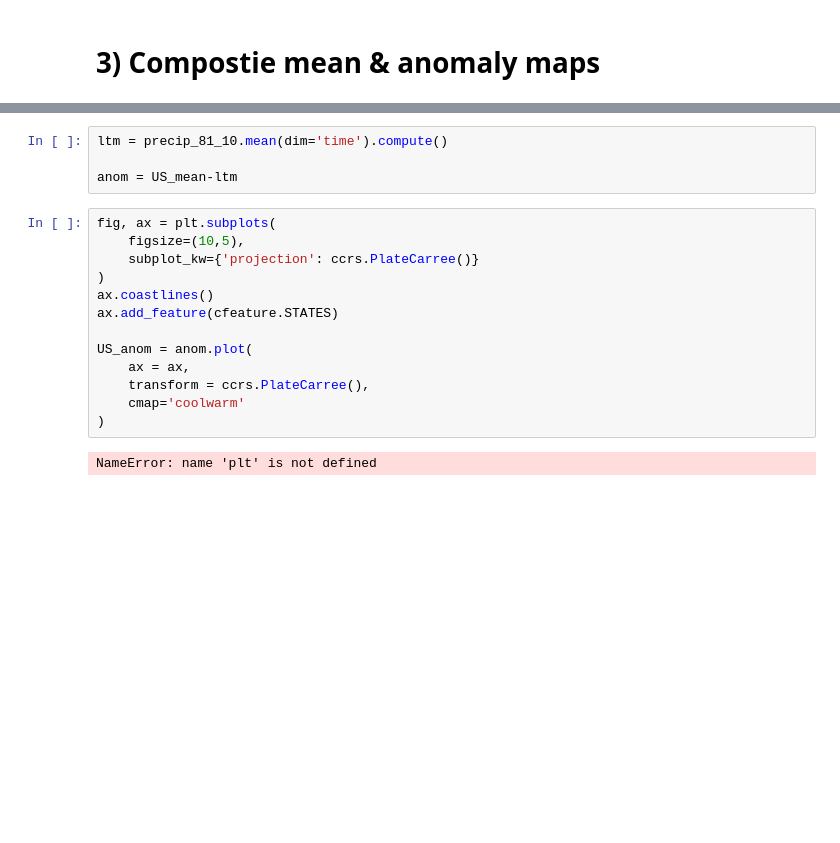
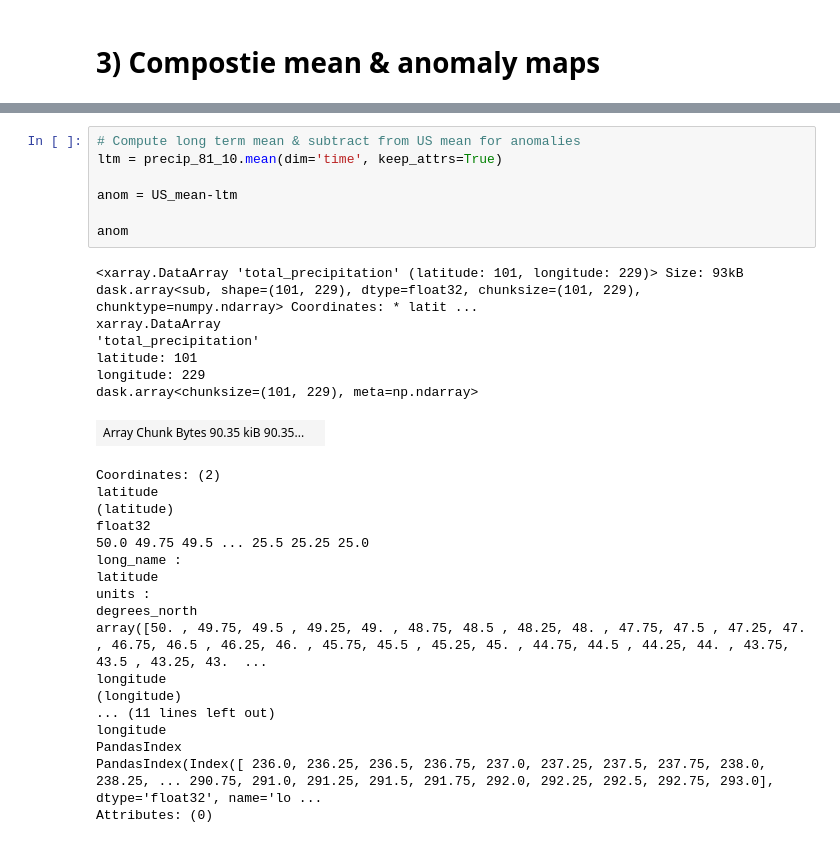
Before and after one commit to alyhall09/ATMS-523-Module-2, a Jupyter notebook: Module2HW_part2.ipynb, the cells around one changed output, grey strips where cells are left out. Drawn from its saved outputs; the diff is of its cells as text; blank space fills up the shorter version.

```diff
--- a/Module2HW_part2.ipynb
+++ b/Module2HW_part2.ipynb
@@ -223,19 +290,32 @@ Attributes:
 # %%
-ltm = precip_81_10.mean(dim='time').compute()
+# Compute long term mean & subtract from US mean for anomalies
+ltm = precip_81_10.mean(dim='time', keep_attrs=True)
 
 anom = US_mean-ltm
+
+anom
+# %% [output]
+<xarray.DataArray 'total_precipitation' (latitude: 101, longitude: 229)> Size: 93kB dask.array<sub, shape=(101, 229), dtype=float32, chunksize=(101, 229), chunktype=numpy.ndarray> Coordinates: * latit ...
+xarray.DataArray
+'total_precipitation'
+latitude: 101
+longitude: 229
+dask.array<chunksize=(101, 229), meta=np.ndarray>
+| Array Chunk Bytes 90.35 kiB 90.35... |  |
+Coordinates: (2)
+latitude
+(latitude)
+float32
+50.0 49.75 49.5 ... 25.5 25.25 25.0
+long_name :
+latitude
+units :
+degrees_north
+array([50. , 49.75, 49.5 , 49.25, 49. , 48.75, 48.5 , 48.25, 48. , 47.75, 47.5 , 47.25, 47. , 46.75, 46.5 , 46.25, 46. , 45.75, 45.5 , 45.25, 45. , 44.75, 44.5 , 44.25, 44. , 43.75, 43.5 , 43.25, 43.  ...
+longitude
+(longitude)
+... (11 lines left out)
+longitude
+PandasIndex
+PandasIndex(Index([ 236.0, 236.25, 236.5, 236.75, 237.0, 237.25, 237.5, 237.75, 238.0, 238.25, ... 290.75, 291.0, 291.25, 291.5, 291.75, 292.0, 292.25, 292.5, 292.75, 293.0], dtype='float32', name='lo ...
+Attributes: (0)
-# %%
-fig, ax = plt.subplots(
-    figsize=(10,5),
-    subplot_kw={'projection': ccrs.PlateCarree()}
-)
-ax.coastlines()
-ax.add_feature(cfeature.STATES)
-
-US_anom = anom.plot(
-    ax = ax,
-    transform = ccrs.PlateCarree(),
-    cmap='coolwarm'
-)
-# %% [output]
-NameError: name 'plt' is not defined
```
Also changed, not shown: parts of 11 cells of this notebook.
